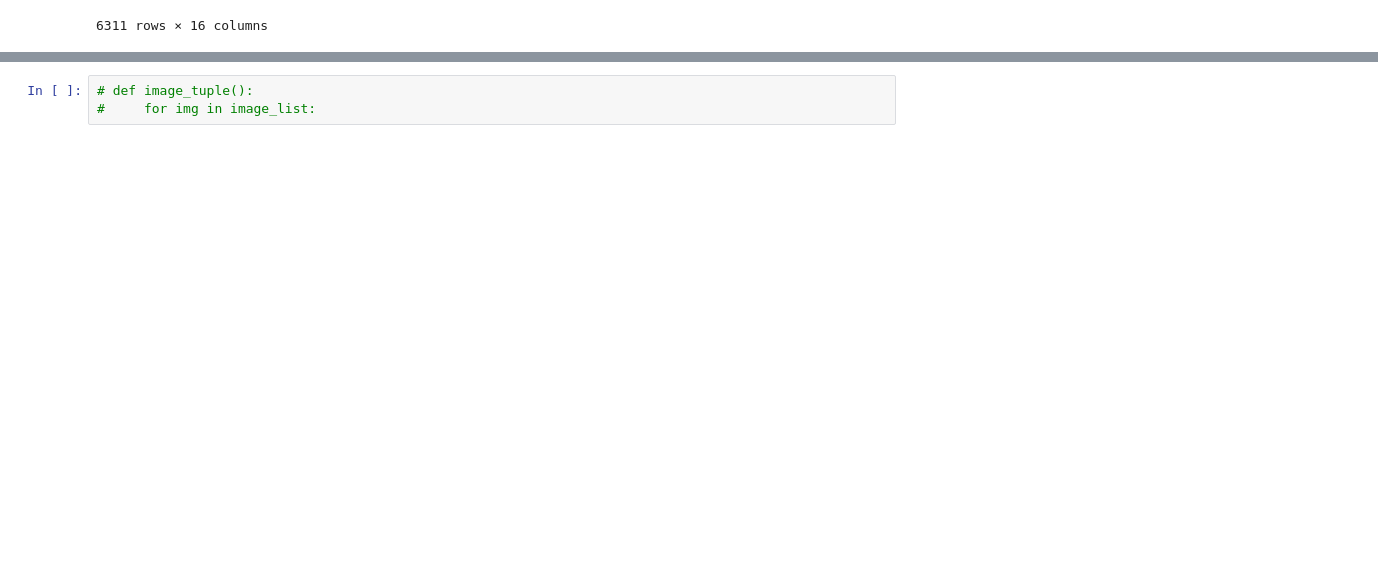
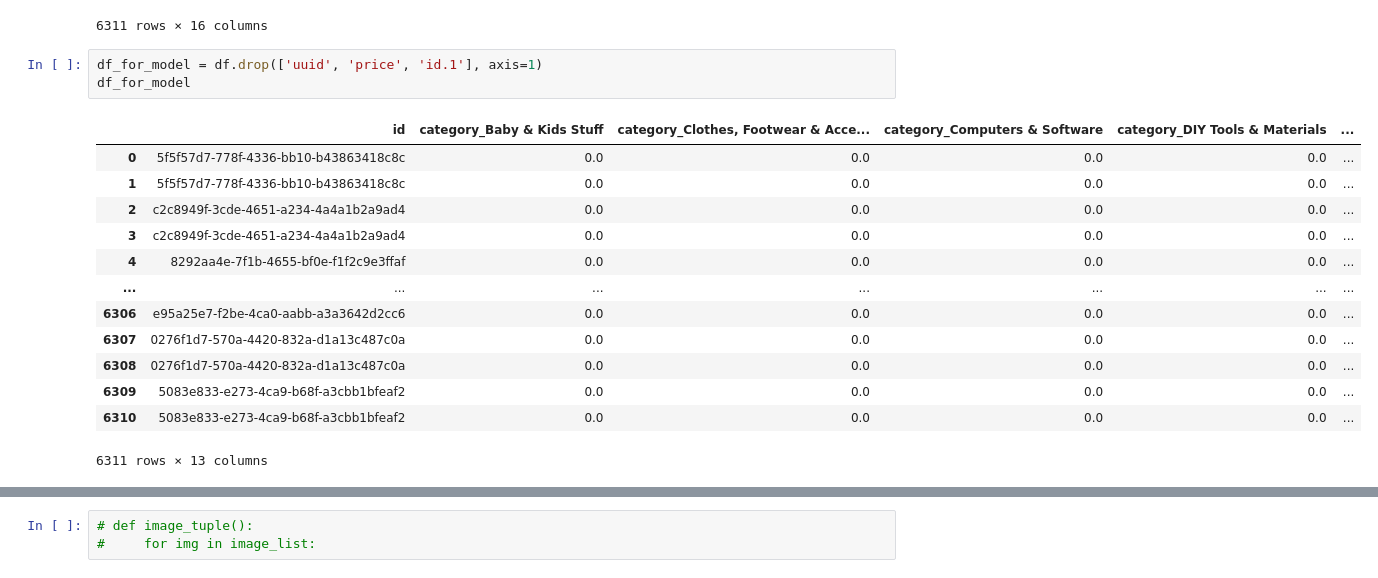
Before and after one commit to SaintpatrickII/facebook_ml, a Jupyter notebook: image_model_final.ipynb, the cells around one changed output, grey strips where cells are left out. Cells and saved outputs as stored; diff of their text form; blank space fills up the shorter version.

```diff
--- a/image_model_final.ipynb
+++ b/image_model_final.ipynb
@@ -32,5 +35,22 @@ df
 | 6309 | 53e142a5-b293-47a0-aff8-cd0db1cd291f | 5083e833-e273-4ca9-b68f-a3cbb1bfeaf2 | 179.99 | 0.0 | 0.0 | 0.0 | ... |
 | 6310 | a4ed693d-0fc6-4c91-abb4-8d5dd7fca629 | 5083e833-e273-4ca9-b68f-a3cbb1bfeaf2 | 440.00 | 0.0 | 0.0 | 0.0 | ... |
 6311 rows × 16 columns
+# %%
+df_for_model = df.drop(['uuid', 'price', 'id.1'], axis=1)
+df_for_model
+# %% [output]
+|  | id | category_Baby & Kids Stuff | category_Clothes, Footwear & Acce... | category_Computers & Software | category_DIY Tools & Materials | ... |
+| 0 | 5f5f57d7-778f-4336-bb10-b43863418c8c | 0.0 | 0.0 | 0.0 | 0.0 | ... |
+| 1 | 5f5f57d7-778f-4336-bb10-b43863418c8c | 0.0 | 0.0 | 0.0 | 0.0 | ... |
+| 2 | c2c8949f-3cde-4651-a234-4a4a1b2a9ad4 | 0.0 | 0.0 | 0.0 | 0.0 | ... |
+| 3 | c2c8949f-3cde-4651-a234-4a4a1b2a9ad4 | 0.0 | 0.0 | 0.0 | 0.0 | ... |
+| 4 | 8292aa4e-7f1b-4655-bf0e-f1f2c9e3ffaf | 0.0 | 0.0 | 0.0 | 0.0 | ... |
+| ... | ... | ... | ... | ... | ... | ... |
+| 6306 | e95a25e7-f2be-4ca0-aabb-a3a3642d2cc6 | 0.0 | 0.0 | 0.0 | 0.0 | ... |
+| 6307 | 0276f1d7-570a-4420-832a-d1a13c487c0a | 0.0 | 0.0 | 0.0 | 0.0 | ... |
+| 6308 | 0276f1d7-570a-4420-832a-d1a13c487c0a | 0.0 | 0.0 | 0.0 | 0.0 | ... |
+| 6309 | 5083e833-e273-4ca9-b68f-a3cbb1bfeaf2 | 0.0 | 0.0 | 0.0 | 0.0 | ... |
+| 6310 | 5083e833-e273-4ca9-b68f-a3cbb1bfeaf2 | 0.0 | 0.0 | 0.0 | 0.0 | ... |
+6311 rows × 13 columns
 # %%
 # df.columns
```
Also changed, not shown: parts of 13 cells of this notebook.
